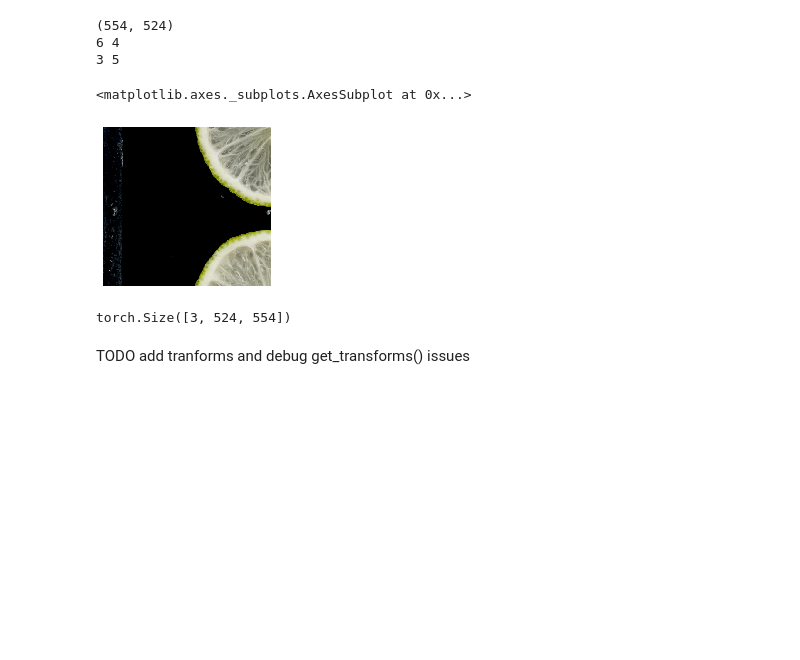
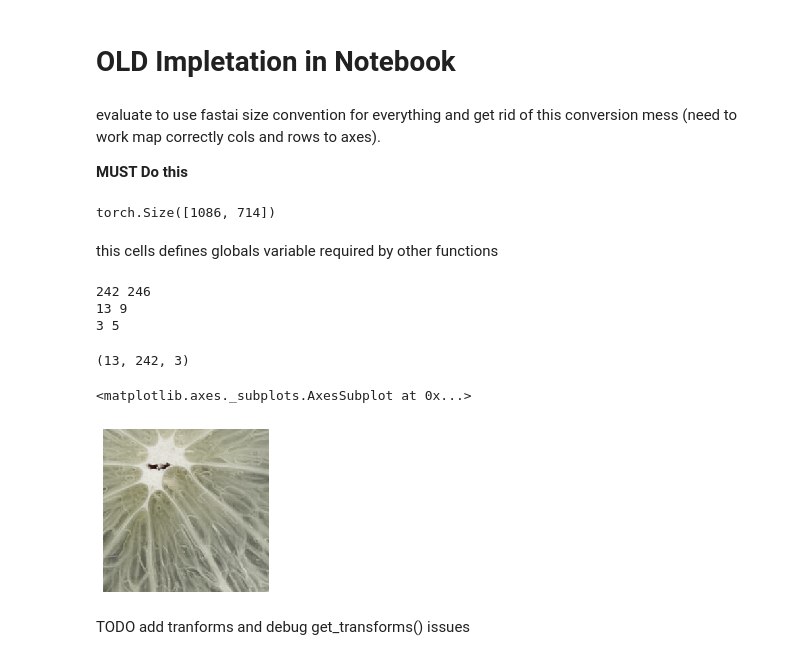
Before and after one commit to mone27/fruit-detection, a Jupyter notebook: segmentation_tiled.ipynb, the cells around one changed output. Cells and saved outputs as stored; diff of their text form; code cells hidden in the pictures; blank space fills up the shorter version.

Commit message:
first version of SemanticSegmentationTile class and its usage in the segmentation_tiled notebook

```diff
--- a/segmentation_tiled.ipynb
+++ b/segmentation_tiled.ipynb
@@ -5,0 +9,4 @@
+# %%
+max_tile_size = 256
+bs = 8
+max_tol = 50
@@ -6,3 +57,9 @@
+# %% [markdown]
+# OLD Impletation in Notebook
+# %% [markdown]
+evaluate to use fastai size convention for everything and get rid of this conversion mess (need to work map correctly cols and rows to axes).
+
+**MUST Do this**
 # %%
 from pathlib import Path
 from collections import namedtuple, deque
@@ -9,6 +67,3 @@ from collections import namedtuple, deque
 # %%
 from fastai.vision import *
 from fastai.callbacks.hooks import *
-# %%
-max_tile_size = 512
-bs = 16
@@ -19,3 +70,8 @@ path_img = path / "images"
+# %%
+img = open_image("test_tile.png")
+img.size
+# %% [output]
+torch.Size([1086, 714])
 # %%
 def seg_accuracy(input, target):
     target = target.squeeze(1)
@@ -101,26 +169,29 @@ class SegmentationTileItemList(ImageList):
+# %% [markdown]
+this cells defines globals variable required by other functions
 # %%
 #calc number tiles with hardcoded sizes
-img_size = (2219, 3149)
-rows, cols, tile_size, x_diff, y_diff = calc_n_tiles(img_size, max_tile_size)
-print(tile_size)
+# NB img_size is (height, width), which is equal to (x,y) and (rows, cols)
+img_size = (3149, 2219)
+(rows, x_tile, x_diff), (cols, y_tile, y_diff) = calc_n_tiles(img_size, max_tile_size, max_tol)
+print(x_tile, y_tile)
 print(rows, cols)
 print(x_diff,y_diff)
 # %% [output]
-(554, 524)
-6 4
+242 246
+13 9
 3 5
+# %%
+best_block_divide(3149, 256, 50)
+# %% [output]
+(13, 242, 3)
 # %%
 st = SegmentationTileItemList.from_folder(path_img, rows, cols)
-i = st[2]
+i = st[30]
 st.split_by_rand_pct()
 show_image(i)
 # %% [output]
 <matplotlib.axes._subplots.AxesSubplot at 0x...>
-[figure, old version]
+[figure, new version]
-# %%
-i.shape
-# %% [output]
-torch.Size([3, 524, 554])
 # %% [markdown]
 TODO add tranforms and debug get_transforms() issues
 # %%
```
Also changed, not shown: parts of 24 cells of this notebook, 1 other file.
